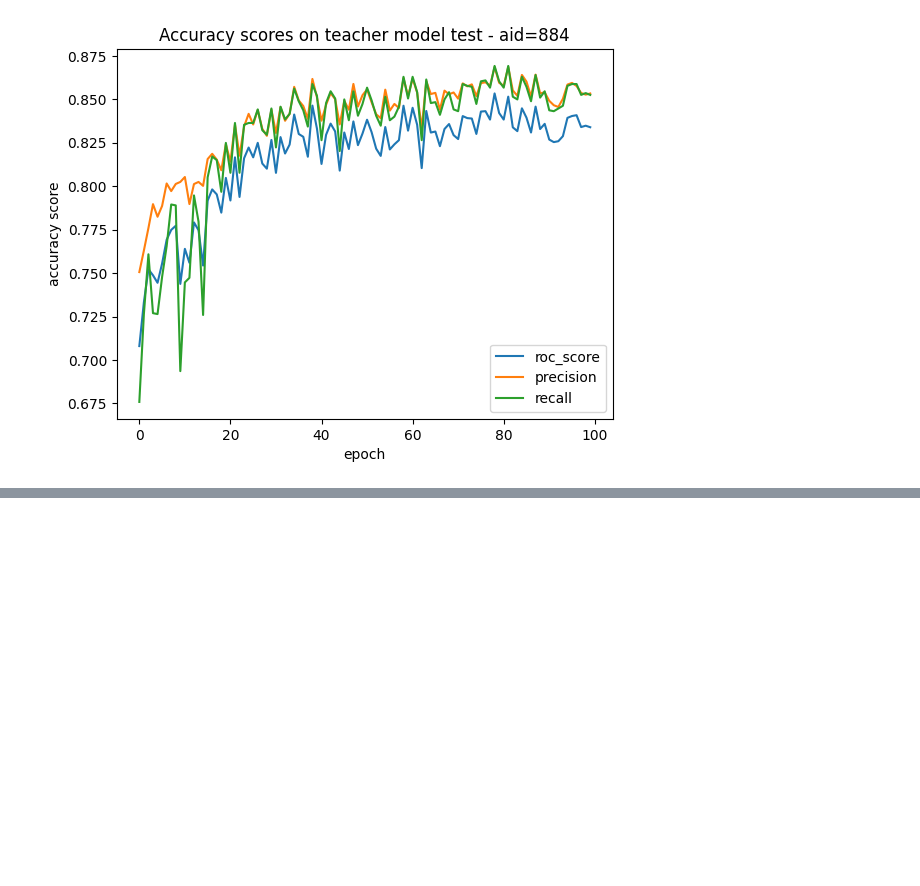
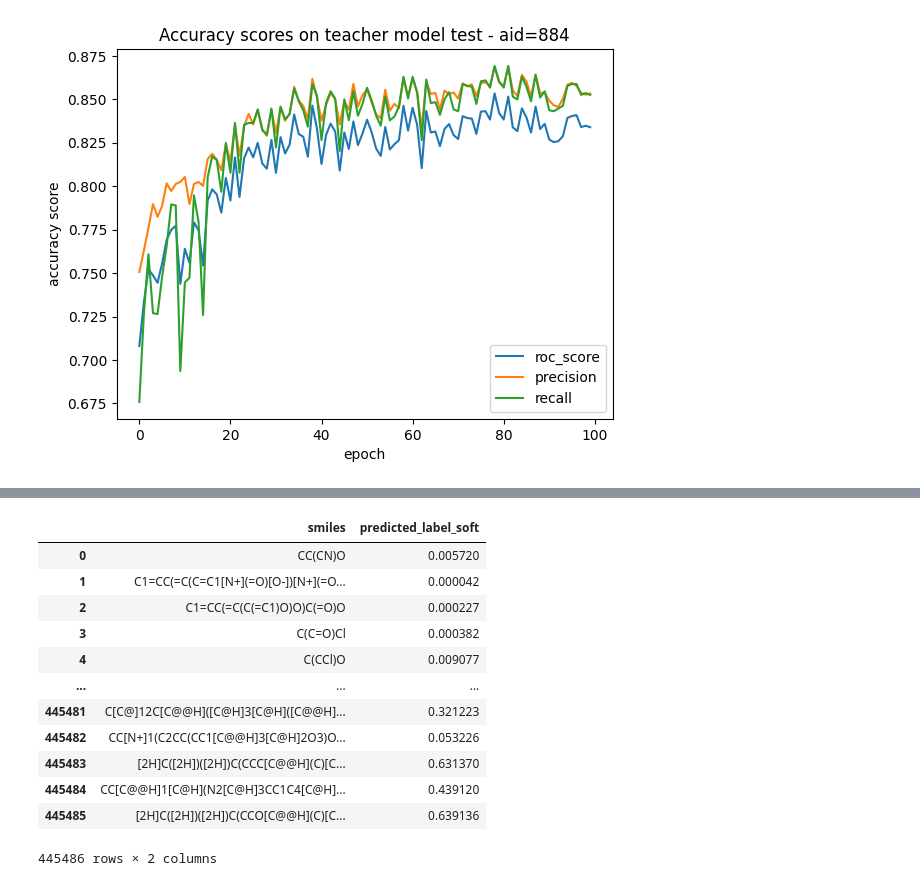
Before and after one commit to JellyJoe13/Self-distillation_P1, a Jupyter notebook: development_GNN.ipynb, the cells around one changed output, grey strips where cells are left out. Saved outputs shown, nothing was run; the diff lists cells and outputs as text; code cells hidden in the pictures; blank space fills up the shorter version.

```diff
--- a/development_GNN.ipynb
+++ b/development_GNN.ipynb
@@ -286,0 +298,31 @@ plt.show()
+# %%
+# get index of elements where the elements are not the same (new elements)
+idx = np.where(np.invert(np.in1d(all_smiles, aid_smiles)))[0].tolist()
+# %%
+# get the items which are new
+molec_list = list(map(all_molec_list.__getitem__, idx))
+dl_sd = torch_geometric.loader.DataLoader(molec_list, batch_size=100)
+# %%
+# get prediction
+sd_pred = execution.predict(model, dl_sd, device, reduce_to_hard_label=False, verbose=True)
+# %%
+df_sd = pd.DataFrame({
+    "smiles": list(map(lambda x: x.smiles, molec_list)),
+    "predicted_label_soft": sd_pred
+})
+# %%
+df_sd
+# %% [output]
+|  | smiles | predicted_label_soft |
+| 0 | CC(CN)O | 0.005720 |
+| 1 | C1=CC(=C(C=C1[N+](=O)[O-])[N+](=O... | 0.000042 |
+| 2 | C1=CC(=C(C(=C1)O)O)C(=O)O | 0.000227 |
+| 3 | C(C=O)Cl | 0.000382 |
+| 4 | C(CCl)O | 0.009077 |
+| ... | ... | ... |
+| 445481 | C[C@]12C[C@@H]([C@H]3[C@H]([C@@H]... | 0.321223 |
+| 445482 | CC[N+]1(C2CC(CC1[C@@H]3[C@H]2O3)O... | 0.053226 |
+| 445483 | [2H]C([2H])([2H])C(CCC[C@@H](C)[C... | 0.631370 |
+| 445484 | CC[C@@H]1[C@H](N2[C@H]3CC1C4[C@H]... | 0.439120 |
+| 445485 | [2H]C([2H])([2H])C(CCO[C@@H](C)[C... | 0.639136 |
+445486 rows × 2 columns
```
Also changed, not shown: parts of 10 cells of this notebook, 1 other file.
